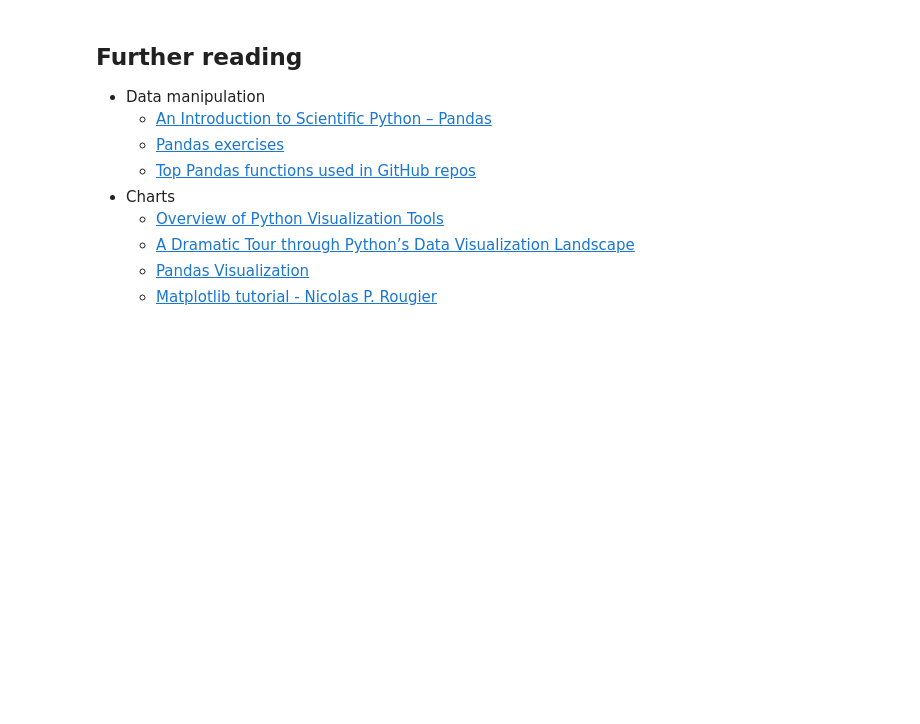
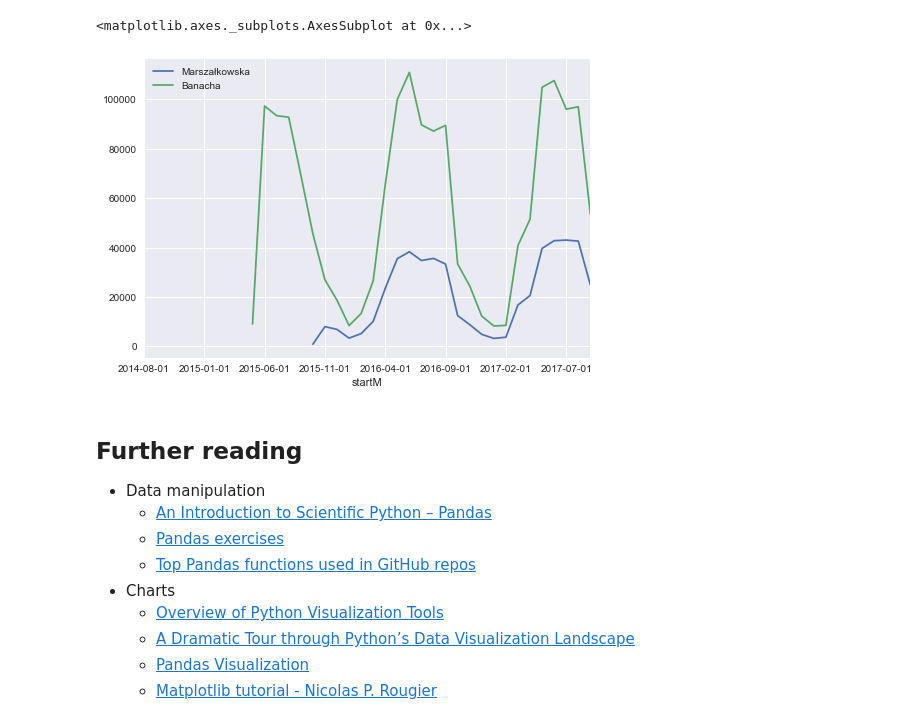
Before and after one commit to stared/uw-ml-python-2017, a Jupyter notebook: 2_data_exploration.ipynb, the cells around one changed output. Drawn from its saved outputs; the diff is of its cells as text; code cells hidden in the pictures; blank space fills up the shorter version.

```diff
--- a/2_data_exploration.ipynb
+++ b/2_data_exploration.ipynb
@@ -132,6 +318,9 @@ sns.factorplot(data=days.fillna(0),
 # %%
 # SQL-like operations
-days.groupby('Jaki_dzien').mean()
+days.groupby('startM').sum()[['Marszałkowska', 'Banacha']].plot()
+# %% [output]
+<matplotlib.axes._subplots.AxesSubplot at 0x...>
+[figure, added]
 # %% [markdown]
 ## Further reading
 
```
Also changed, not shown: parts of 27 cells of this notebook, 8 other files.
